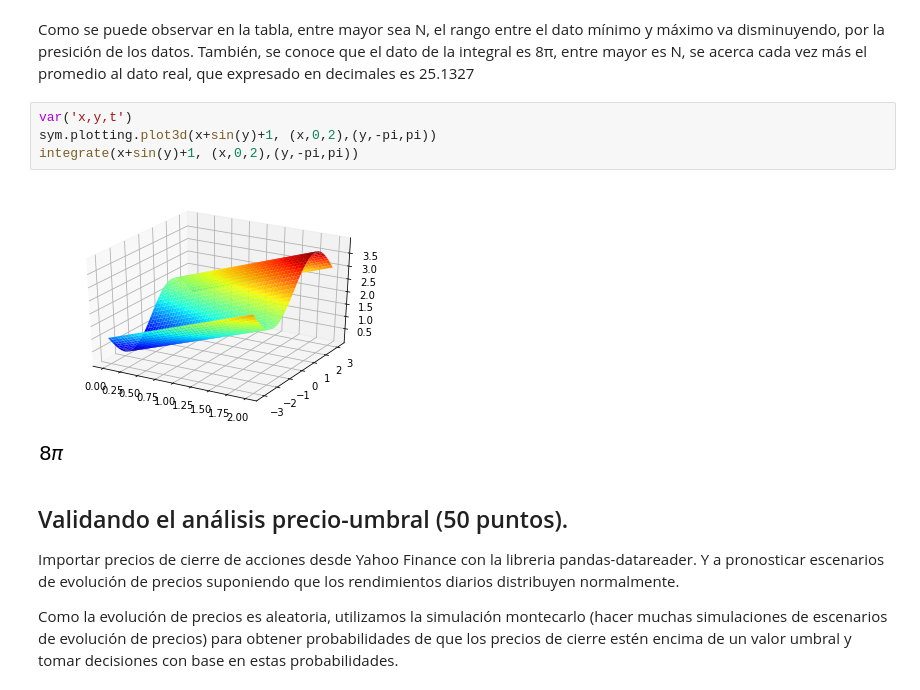
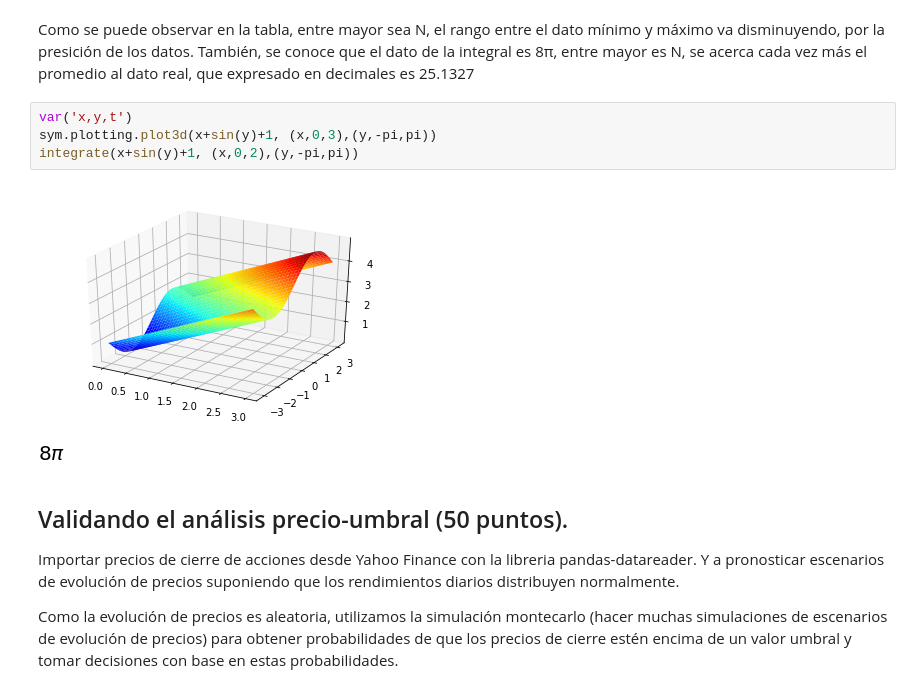
Before and after one commit to ramirezdiana/SimulacionMatematica2017, a Jupyter notebook: Examen2_RamirezDiana.ipynb, the cells around one changed output. Drawn from its saved outputs; the diff is of its cells as text.

```diff
--- a/Examen2_RamirezDiana.ipynb
+++ b/Examen2_RamirezDiana.ipynb
@@ -127,10 +127,10 @@ df
 Como se puede observar en la tabla, entre mayor sea N, el rango entre el dato mínimo y máximo va disminuyendo, por la presición de los datos. También, se conoce que el dato de la integral es 8π, entre mayor es N, se acerca cada vez más el promedio al dato real, que expresado en decimales es 25.1327
 # %%
 var('x,y,t')
-sym.plotting.plot3d(x+sin(y)+1, (x,0,2),(y,-pi,pi))
+sym.plotting.plot3d(x+sin(y)+1, (x,0,3),(y,-pi,pi))
 integrate(x+sin(y)+1, (x,0,2),(y,-pi,pi))
 # %% [output]
-[figure, old version]
+[figure, new version]
 [figure]
 # %% [markdown]
 ## Validando el análisis precio-umbral (50 puntos).
```
Also changed, not shown: parts of 10 cells of this notebook.
